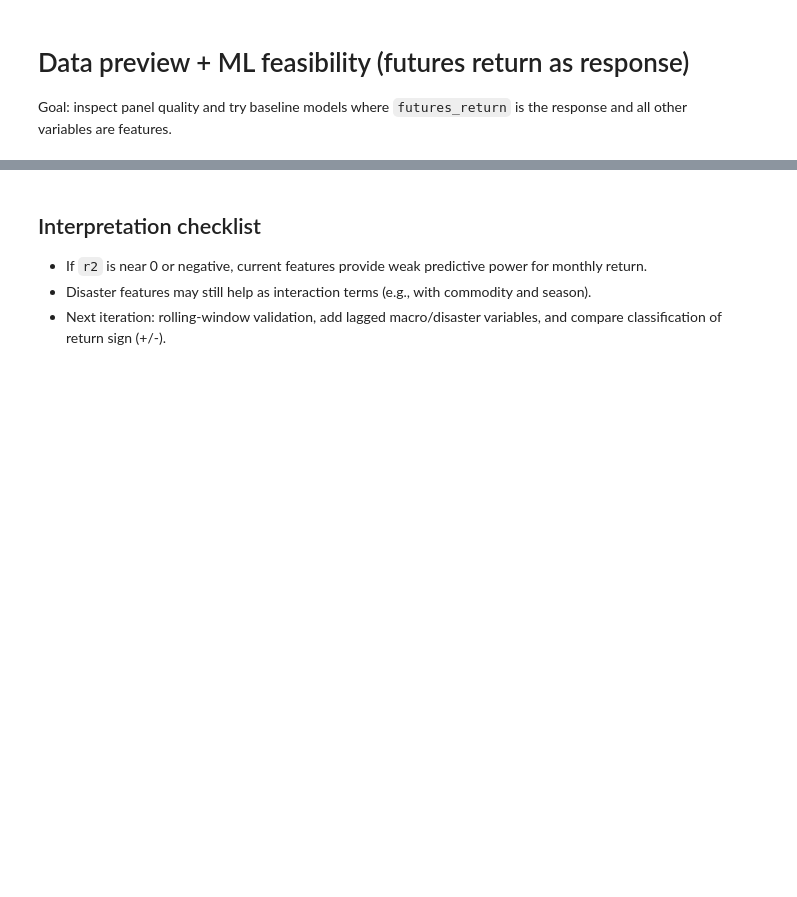
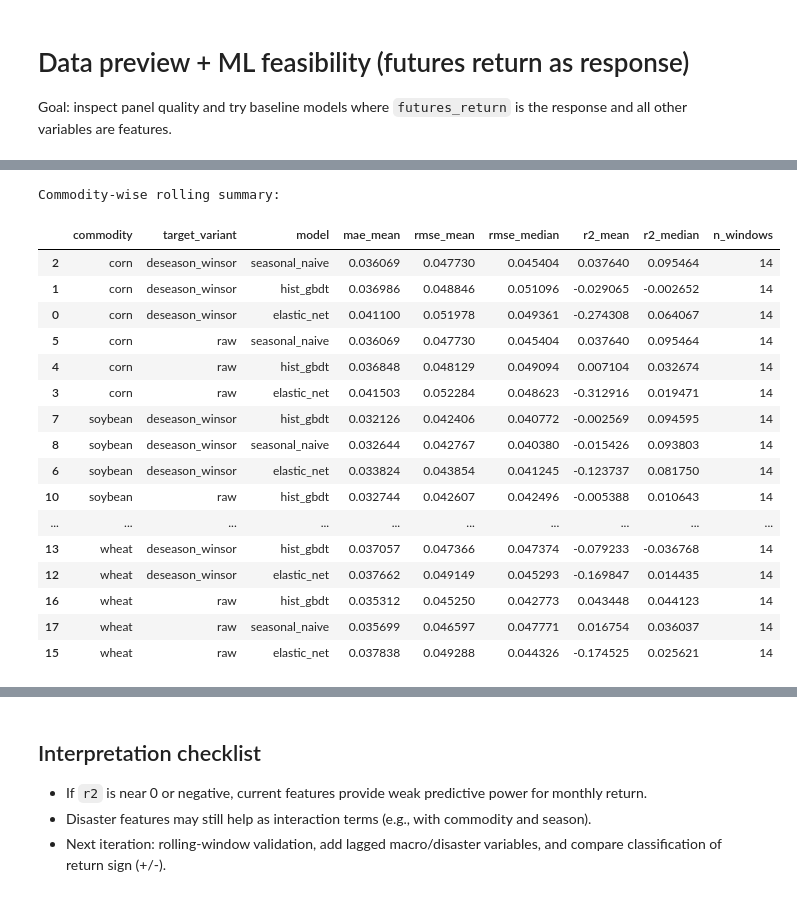
Before and after one commit to SankeerthR1/EAS508-Statistics, a Jupyter notebook: scripts/ml_response_feature_exploration.ipynb, the cells around one changed output, grey strips where cells are left out. Saved outputs shown, nothing was run; the diff lists cells and outputs as text; code cells hidden in the pictures; blank space fills up the shorter version.

Commit message:
update model training

```diff
--- a/scripts/ml_response_feature_exploration.ipynb
+++ b/scripts/ml_response_feature_exploration.ipynb
@@ -194,3 +413,81 @@ Dropping sparse columns: ['temperature_anomaly', 'precipitation_anomaly', 'droug
+# %%
+# Commodity-wise rolling validation (same settings) to see where signal really exists
+per_commodity_results = []
+
+for commodity_name, sub in model_df.groupby("commodity"):
+    sub = sub.sort_values("date").copy()
+    sub_months = np.sort(sub["date"].unique())
+
+    if len(sub_months) < (start_test_idx + window_len):
+        continue
+
+    for start in range(start_test_idx, len(sub_months) - window_len + 1, step):
+        test_start = sub_months[start]
+        test_end = sub_months[start + window_len - 1]
+
+        train_df = sub[sub["date"] < test_start].copy()
+        test_df = sub[(sub["date"] >= test_start) & (sub["date"] <= test_end)].copy()
+
+        if train_df.empty or test_df.empty:
+            continue
+
+        wname = f"{commodity_name}:{pd.Timestamp(test_start).date()}__{pd.Timestamp(test_end).date()}"
+        for target_variant in target_variants:
+            wres = evaluate_window(
+                train_df=train_df,
+                test_df=test_df,
+                feature_cols=feature_cols,
+                target_col=target_col,
+                models=models_for_rolling,
+                window_name=wname,
+                target_variant=target_variant,
+            )
+            wres["commodity"] = commodity_name
+            per_commodity_results.append(wres)
+
+if per_commodity_results:
+    per_commodity_df = pd.concat(per_commodity_results, ignore_index=True)
+    per_commodity_summary = (
+        per_commodity_df
+        .groupby(["commodity", "target_variant", "model"], as_index=False)
+        .agg(
+            mae_mean=("mae", "mean"),
+            rmse_mean=("rmse", "mean"),
+            rmse_median=("rmse", "median"),
+            r2_mean=("r2", "mean"),
+            r2_median=("r2", "median"),
+            n_windows=("window", "nunique"),
+        )
+        .sort_values(["commodity", "target_variant", "rmse_mean"])
+    )
+
+    print("Commodity-wise rolling summary:")
+    display(per_commodity_summary)
+else:
+    print("No commodity-wise rolling windows were generated.")
+
+
+if per_commodity_results:
+    per_commodity_summary.to_csv(OUTPUT_DIR / "model_commodity_rolling_summary.csv", index=False)
+# %% [output]
+Commodity-wise rolling summary:
+|  | commodity | target_variant | model | mae_mean | rmse_mean | rmse_median | r2_mean | r2_median | n_windows |
+| 2 | corn | deseason_winsor | seasonal_naive | 0.036069 | 0.047730 | 0.045404 | 0.037640 | 0.095464 | 14 |
+| 1 | corn | deseason_winsor | hist_gbdt | 0.036986 | 0.048846 | 0.051096 | -0.029065 | -0.002652 | 14 |
+| 0 | corn | deseason_winsor | elastic_net | 0.041100 | 0.051978 | 0.049361 | -0.274308 | 0.064067 | 14 |
+| 5 | corn | raw | seasonal_naive | 0.036069 | 0.047730 | 0.045404 | 0.037640 | 0.095464 | 14 |
+| 4 | corn | raw | hist_gbdt | 0.036848 | 0.048129 | 0.049094 | 0.007104 | 0.032674 | 14 |
+| 3 | corn | raw | elastic_net | 0.041503 | 0.052284 | 0.048623 | -0.312916 | 0.019471 | 14 |
+| 7 | soybean | deseason_winsor | hist_gbdt | 0.032126 | 0.042406 | 0.040772 | -0.002569 | 0.094595 | 14 |
+| 8 | soybean | deseason_winsor | seasonal_naive | 0.032644 | 0.042767 | 0.040380 | -0.015426 | 0.093803 | 14 |
+| 6 | soybean | deseason_winsor | elastic_net | 0.033824 | 0.043854 | 0.041245 | -0.123737 | 0.081750 | 14 |
+| 10 | soybean | raw | hist_gbdt | 0.032744 | 0.042607 | 0.042496 | -0.005388 | 0.010643 | 14 |
+| ... | ... | ... | ... | ... | ... | ... | ... | ... | ... |
+| 13 | wheat | deseason_winsor | hist_gbdt | 0.037057 | 0.047366 | 0.047374 | -0.079233 | -0.036768 | 14 |
+| 12 | wheat | deseason_winsor | elastic_net | 0.037662 | 0.049149 | 0.045293 | -0.169847 | 0.014435 | 14 |
+| 16 | wheat | raw | hist_gbdt | 0.035312 | 0.045250 | 0.042773 | 0.043448 | 0.044123 | 14 |
+| 17 | wheat | raw | seasonal_naive | 0.035699 | 0.046597 | 0.047771 | 0.016754 | 0.036037 | 14 |
+| 15 | wheat | raw | elastic_net | 0.037838 | 0.049288 | 0.044326 | -0.174525 | 0.025621 | 14 |
 # %%
 
 # quick look at target behavior by commodity
```
Also changed, not shown: parts of 4 cells of this notebook, 7 other files.
